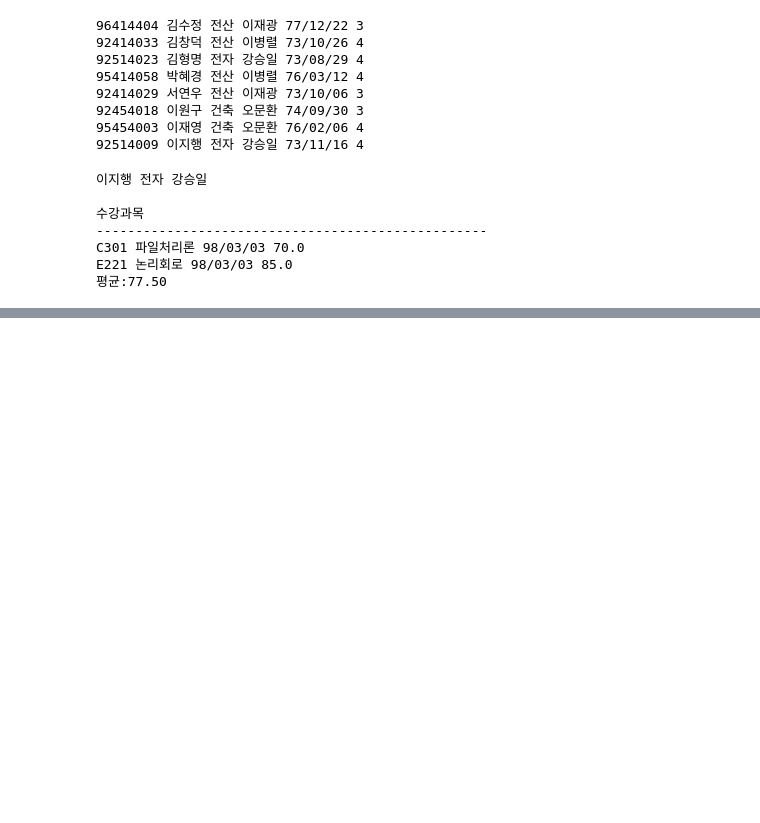
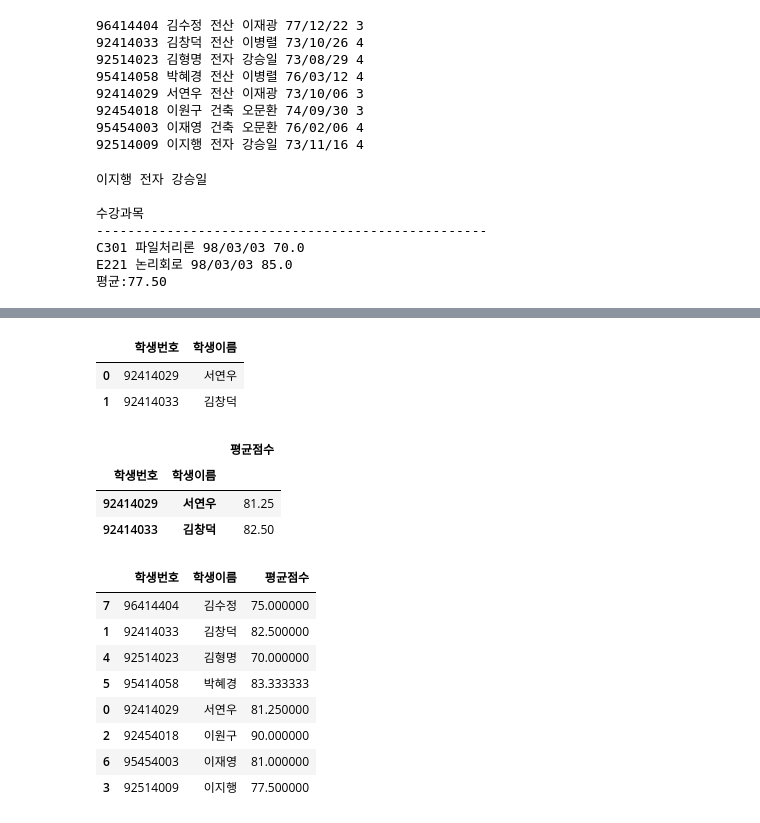
Before and after one commit to Jeongchani/AI_python, a Jupyter notebook: 03.데이터분석/학사관리/학사관리.ipynb, the cells around one changed output, grey strips where cells are left out. Saved outputs shown, nothing was run; the diff lists cells and outputs as text; code cells hidden in the pictures; blank space fills up the shorter version.

```diff
--- a/03.데이터분석/학사관리/학사관리.ipynb
+++ b/03.데이터분석/학사관리/학사관리.ipynb
@@ -451,0 +529,4 @@ E221 논리회로 98/03/03 85.0
+# %%
+stu = pd.read_csv('학생.csv')
+stu.set_index('학생번호', inplace=True)
+stu.head(2)
@@ -451,0 +571,5 @@ E221 논리회로 98/03/03 85.0
+# %%
+enroll = pd.read_csv('수강.csv', index_col=['강좌번호', '학생번호'])
+enroll2 = enroll.sort_index()
+enroll2.reset_index(inplace=True)
+enroll2.head()
@@ -451,0 +583,33 @@ E221 논리회로 98/03/03 85.0
+# %%
+stu2 = stu.copy()
+stu2.reset_index(inplace=True)
+stu2= stu2[['학생번호', '학생이름']]
+stu2.head(2)
+# %% [output]
+|  | 학생번호 | 학생이름 |
+| 0 | 92414029 | 서연우 |
+| 1 | 92414033 | 김창덕 |
+# %%
+merge = enroll2.merge(stu2, on='학생번호')
+group = merge.groupby(['학생번호', '학생이름'])['점수'].mean()
+group = group.to_frame('평균점수')
+group.head(2)
+# %% [output]
+|  |  | 평균점수 |
+| 학생번호 | 학생이름 |  |
+| 92414029 | 서연우 | 81.25 |
+| 92414033 | 김창덕 | 82.50 |
+# %%
+group2 = group.copy()
+group2.reset_index(inplace=True)
+group2.sort_values('학생이름')
+# %% [output]
+|  | 학생번호 | 학생이름 | 평균점수 |
+| 7 | 96414404 | 김수정 | 75.000000 |
+| 1 | 92414033 | 김창덕 | 82.500000 |
+| 4 | 92514023 | 김형명 | 70.000000 |
+| 5 | 95414058 | 박혜경 | 83.333333 |
+| 0 | 92414029 | 서연우 | 81.250000 |
+| 2 | 92454018 | 이원구 | 90.000000 |
+| 6 | 95454003 | 이재영 | 81.000000 |
+| 3 | 92514009 | 이지행 | 77.500000 |
```
Also changed, not shown: parts of 21 cells of this notebook.
